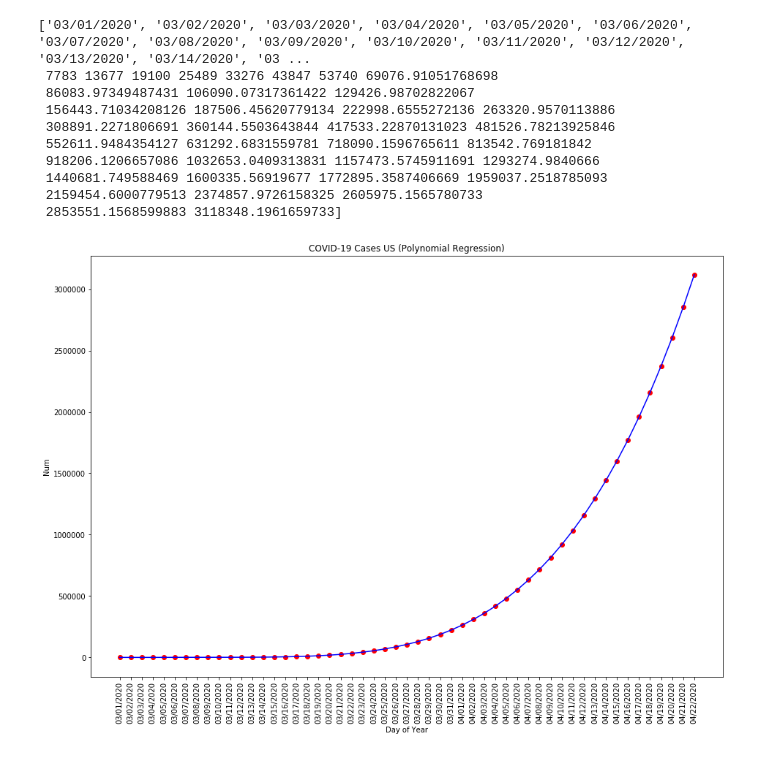
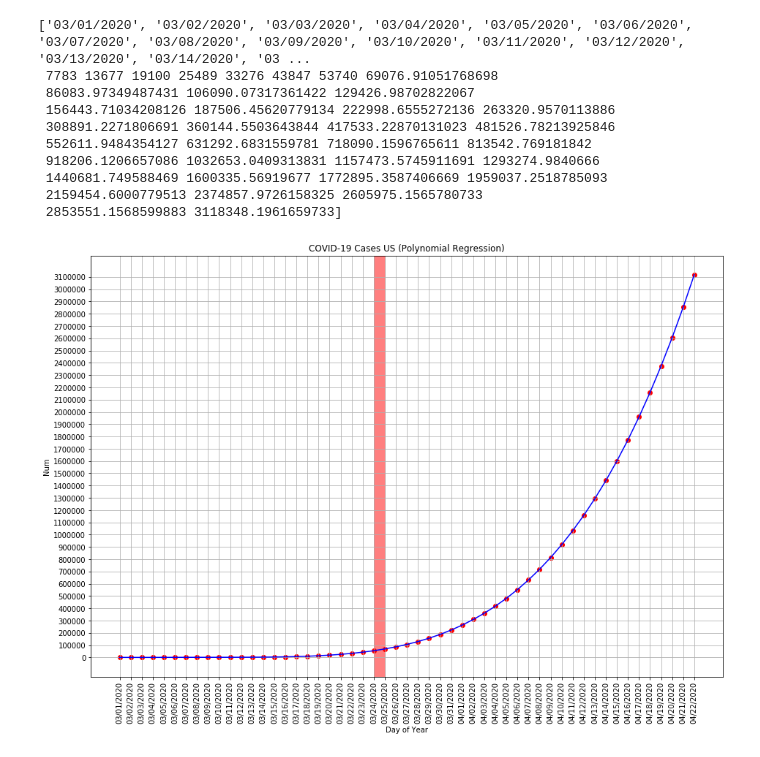
Before and after one commit to fuzzbient/jupyter, a Jupyter notebook: 20200323 COVID Regressions US.ipynb, the cells around one changed output. Saved outputs shown, nothing was run; the diff lists cells and outputs as text; code cells hidden in the pictures.

Commit message:
Grid Lines
Adding grid lines and spotlight current date on final regression

```diff
--- a/20200323 COVID Regressions US.ipynb
+++ b/20200323 COVID Regressions US.ipynb
@@ -183,6 +183,8 @@ import datetime
 casesfuture = cases.values
 datetimesfuture = datetimes[:]
 datesfuture = [pd.to_datetime(date, infer_datetime_format=True) for date in dates]
+nowstart = datesfuture[-1].strftime("%m/%d/%Y")
+nowend = (datesfuture[-1] + datetime.timedelta(days=1)).strftime("%m/%d/%Y")
 
 for dayofyear in range(datetimes[-1] + 1, datetimes[-1] + 30):
     datetimesfuture.append(dayofyear)
@@ -220,23 +222,26 @@ xf_trainp, xf_testp, yf_trainp, yf_testp = train_test_split(xf, yf, test_size=0.
 # %%
 # Fitting Polynomial Regression to the dataset
 poly_regf = PolynomialFeatures(degree=4)
 x_polyf = poly_regf.fit_transform(xf)
 pol_regf = LinearRegression()
 pol_regf.fit(x_polyf, yf)
 
 # Visualizing the Polymonial Regression results
 def vizf_polymonial():
     fig = plt.figure(figsize=(15,10))
     axes = fig.add_axes([0.0,0.0,0.8,0.8])
     axes.scatter(datesfuture, yf, color='red')
     axes.plot(datesfuture, pol_regf.predict(poly_regf.fit_transform(xf)), color='blue')
     #axes.ticklabel_format(useOffset=False, style='plain')
     plt.title('COVID-19 Cases US (Polynomial Regression)')
     plt.xlabel('Day of Year')
     plt.ylabel('Num')
+    axes.set_yticks(np.arange(0, casesfuture[-1], 100000))
+    plt.grid()
     plt.xticks(rotation=90)
+    plt.axvspan(nowstart,nowend, color='red', alpha=0.5)
     plt.show()
     return
 vizf_polymonial()
 # %% [output]
-[figure, old version]
+[figure, new version]
```
